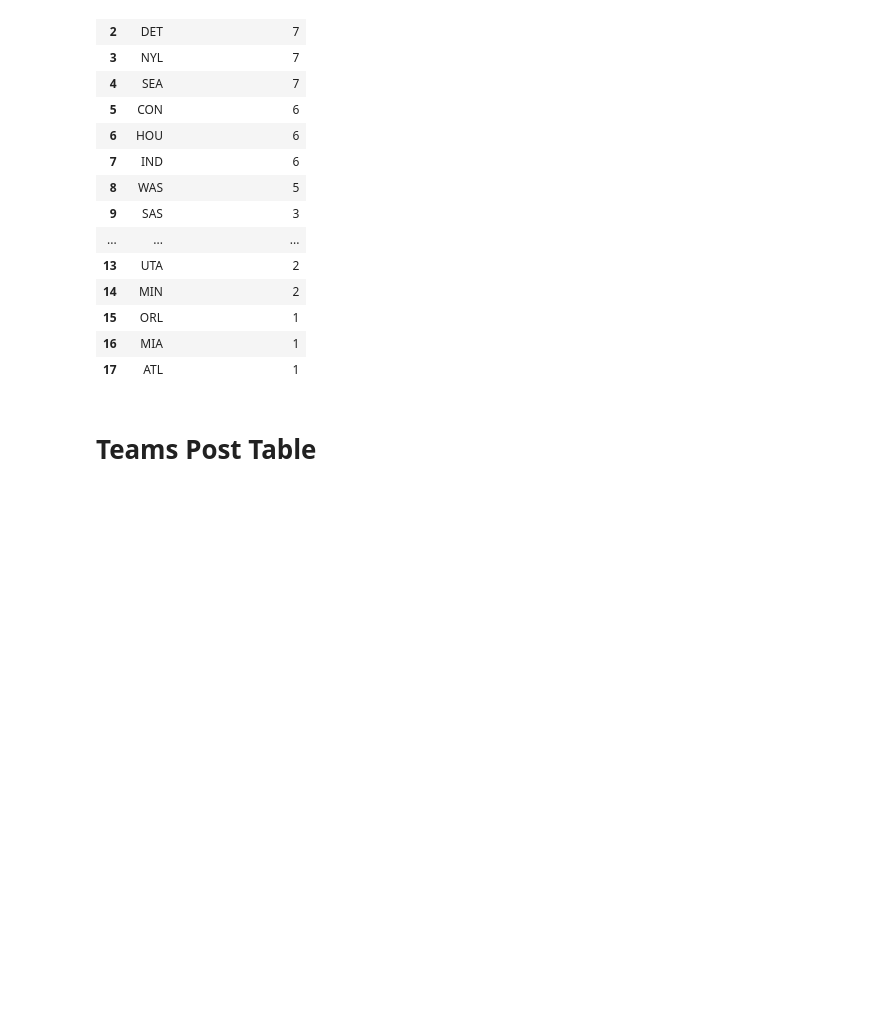
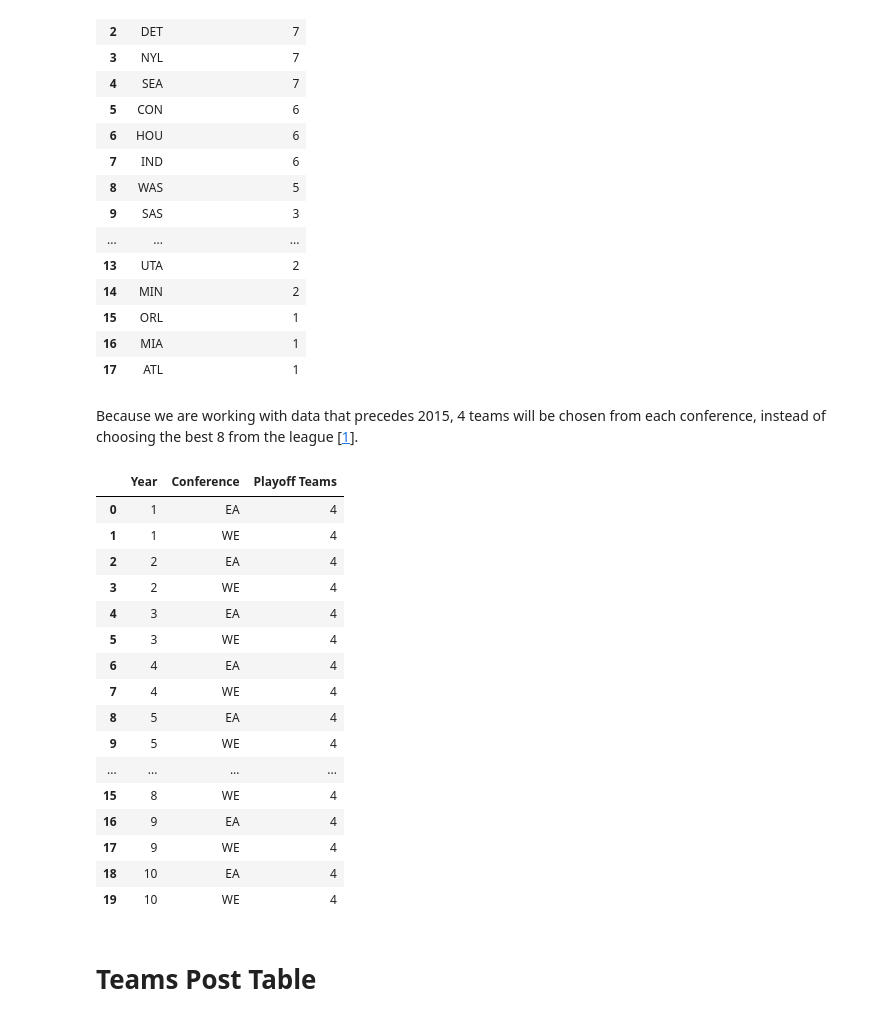
Before and after one commit to MartimHenriques/feup-machine-learning, a Jupyter notebook: src/data_understanding.ipynb, the cells around one changed output. Cells and saved outputs as stored; diff of their text form; code cells hidden in the pictures; blank space fills up the shorter version.

Commit message:
Added conference picking

```diff
--- a/src/data_understanding.ipynb
+++ b/src/data_understanding.ipynb
@@ -390,6 +389,32 @@ playoff_counts
 | 15 | ORL | 1 |
 | 16 | MIA | 1 |
 | 17 | ATL | 1 |
+# %% [markdown]
+Because we are working with data that precedes 2015, 4 teams will be chosen from each conference, instead of choosing the best 8 from the league [<a href="ref1">1</a>].
+# %%
+# playoff teams per conference per year
+playoff_teams = teams_df[teams_df['playoff'] == 1]
+playoff_teams = playoff_teams.groupby(['year', 'confID'])['tmID'].count().reset_index()
+playoff_teams.columns = ['Year', 'Conference', 'Playoff Teams']
+playoff_teams
+# %% [output]
+|  | Year | Conference | Playoff Teams |
+| 0 | 1 | EA | 4 |
+| 1 | 1 | WE | 4 |
+| 2 | 2 | EA | 4 |
+| 3 | 2 | WE | 4 |
+| 4 | 3 | EA | 4 |
+| 5 | 3 | WE | 4 |
+| 6 | 4 | EA | 4 |
+| 7 | 4 | WE | 4 |
+| 8 | 5 | EA | 4 |
+| 9 | 5 | WE | 4 |
+| ... | ... | ... | ... |
+| 15 | 8 | WE | 4 |
+| 16 | 9 | EA | 4 |
+| 17 | 9 | WE | 4 |
+| 18 | 10 | EA | 4 |
+| 19 | 10 | WE | 4 |
 # %% [markdown]
 # Teams Post Table
 # %%
```
Also changed, not shown: parts of 7 cells of this notebook, 5 other files.
